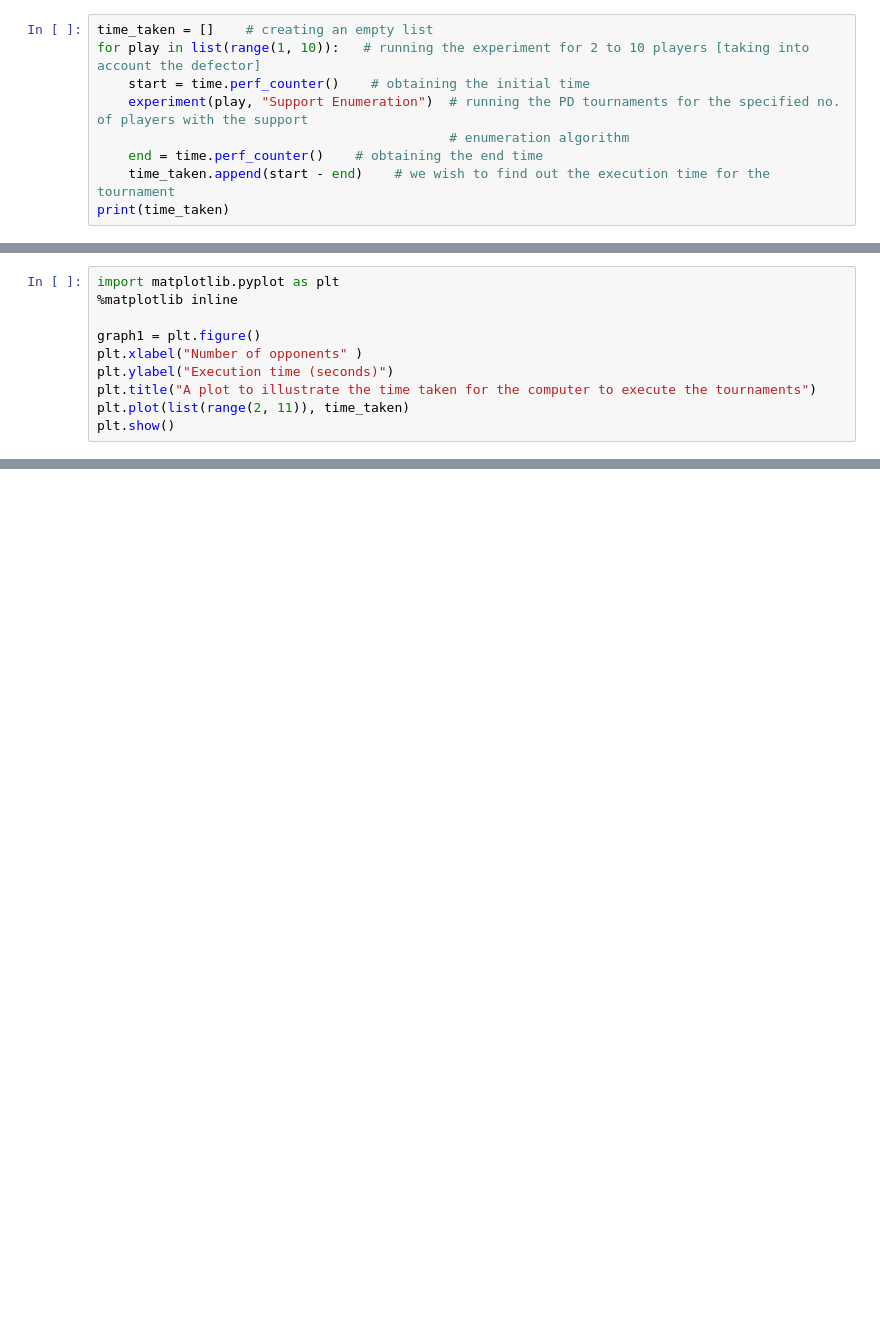
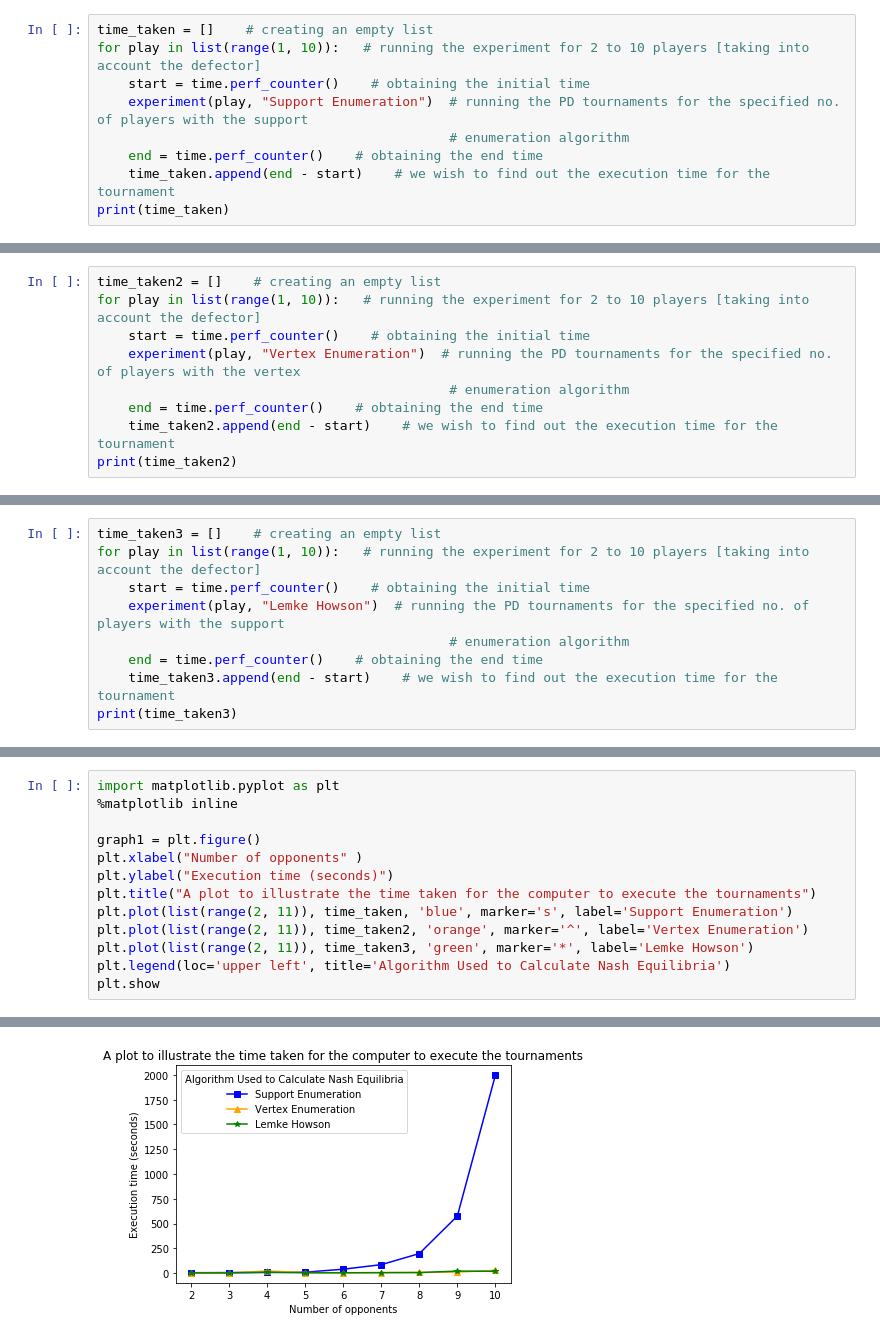
Before and after one commit to shapperzsm/final-project, a Jupyter notebook: source-code/Timing-Experiments/main.ipynb, the cells around one changed output, grey strips where cells are left out. Cells and saved outputs as stored; diff of their text form; blank space fills up the shorter version.

Commit message:
Changes to Timing Experiment code

```diff
--- a/source-code/Timing-Experiments/main.ipynb
+++ b/source-code/Timing-Experiments/main.ipynb
@@ -87,6 +88,6 @@ for play in list(range(1, 10)):   # running the experiment for 2 to 10 players [
     experiment(play, "Support Enumeration")  # running the PD tournaments for the specified no. of players with the support
                                              # enumeration algorithm
     end = time.perf_counter()    # obtaining the end time
-    time_taken.append(start - end)    # we wish to find out the execution time for the tournament
+    time_taken.append(end - start)    # we wish to find out the execution time for the tournament
 print(time_taken)
 # %% [output]
@@ -110,0 +112,9 @@ to investigate.
+# %%
+time_taken2 = []    # creating an empty list
+for play in list(range(1, 10)):   # running the experiment for 2 to 10 players [taking into account the defector]
+    start = time.perf_counter()    # obtaining the initial time
+    experiment(play, "Vertex Enumeration")  # running the PD tournaments for the specified no. of players with the vertex
+                                             # enumeration algorithm
+    end = time.perf_counter()    # obtaining the end time
+    time_taken2.append(end - start)    # we wish to find out the execution time for the tournament
+print(time_taken2)
@@ -110,0 +123,9 @@ to investigate.
+# %%
+time_taken3 = []    # creating an empty list
+for play in list(range(1, 10)):   # running the experiment for 2 to 10 players [taking into account the defector]
+    start = time.perf_counter()    # obtaining the initial time
+    experiment(play, "Lemke Howson")  # running the PD tournaments for the specified no. of players with the support
+                                             # enumeration algorithm
+    end = time.perf_counter()    # obtaining the end time
+    time_taken3.append(end - start)    # we wish to find out the execution time for the tournament
+print(time_taken3)
@@ -116,5 +159,9 @@ graph1 = plt.figure()
 plt.xlabel("Number of opponents" )
 plt.ylabel("Execution time (seconds)")
 plt.title("A plot to illustrate the time taken for the computer to execute the tournaments")
-plt.plot(list(range(2, 11)), time_taken)
-plt.show()
+plt.plot(list(range(2, 11)), time_taken, 'blue', marker='s', label='Support Enumeration')
+plt.plot(list(range(2, 11)), time_taken2, 'orange', marker='^', label='Vertex Enumeration')
+plt.plot(list(range(2, 11)), time_taken3, 'green', marker='*', label='Lemke Howson')
+plt.legend(loc='upper left', title='Algorithm Used to Calculate Nash Equilibria')
+plt.show
+# %% [output]
@@ -120,0 +169 @@ plt.show()
+[figure, added]
```
Also changed, not shown: parts of 14 cells of this notebook, 1 other file.
